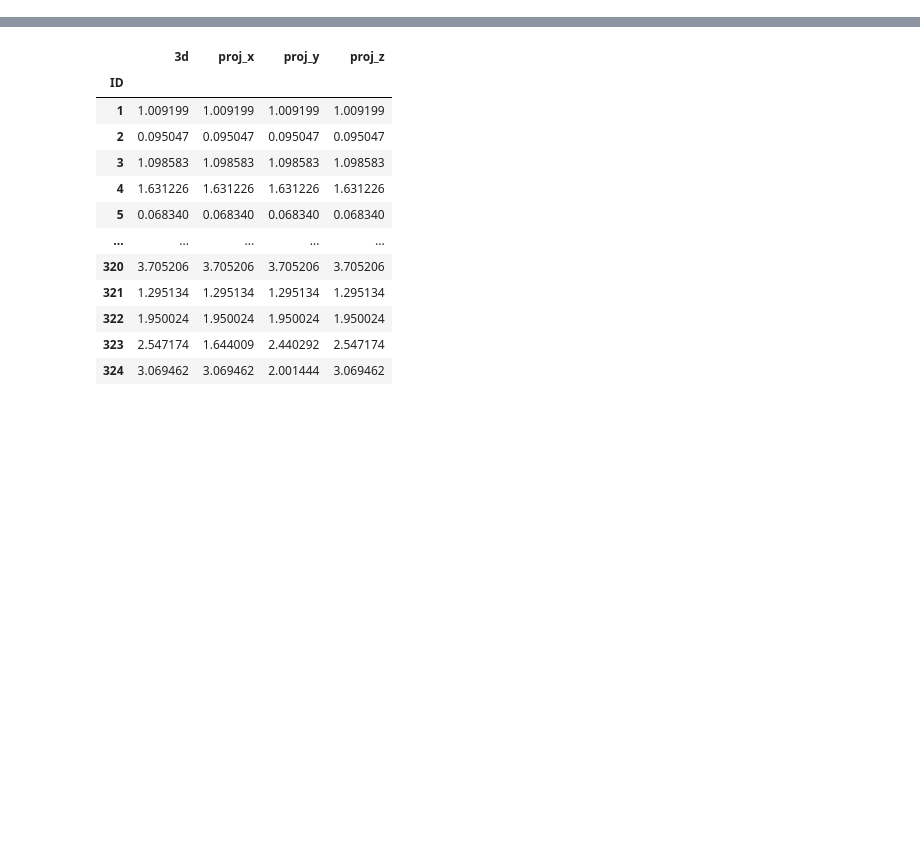
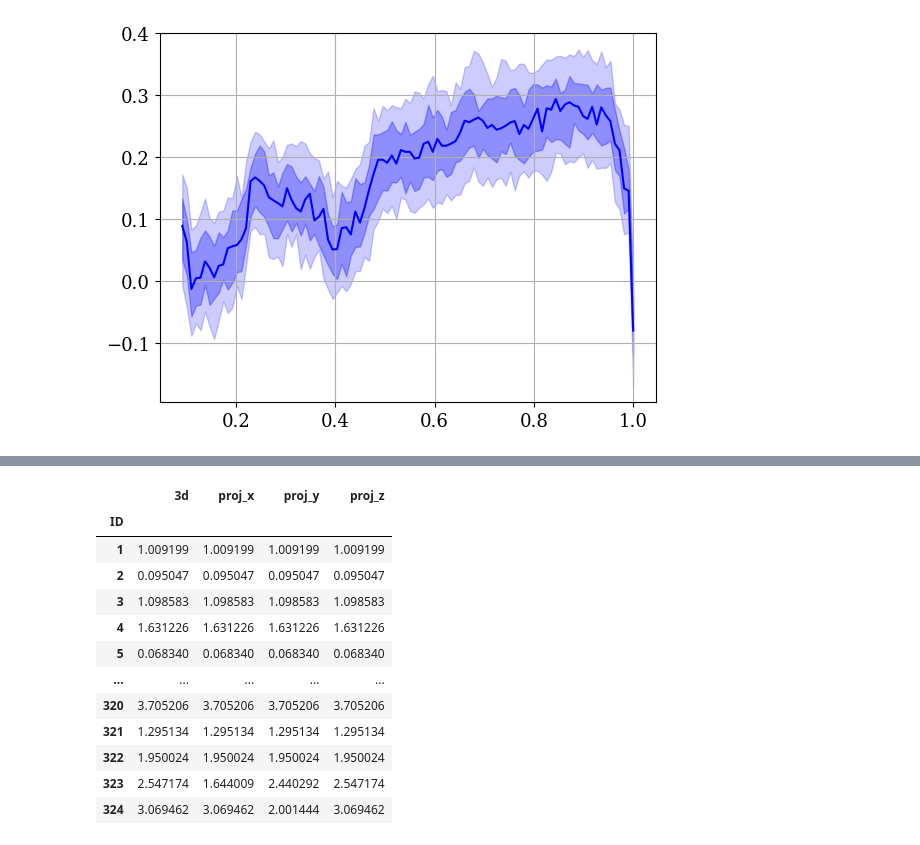
Before and after one commit to Kabelo-T/cluster_morph, a Jupyter notebook: magnitude_gaps.ipynb, the cells around one changed output, grey strips where cells are left out. Cells and saved outputs as stored; diff of their text form; code cells hidden in the pictures; blank space fills up the shorter version.

```diff
--- a/magnitude_gaps.ipynb
+++ b/magnitude_gaps.ipynb
@@ -56,0 +61,13 @@ plt.show()
+# %%
+m14 = pd.read_csv('data/gadgetx3k/mag_diff_GadgetX_3k.csv')
+m14.set_index('ID', inplace=True)
+# m14 = m14[m14['3d'] > 1.25] # select more relaxed clusters
+# m14 = m14[m14['proj_x'] > 1.25]
+# m14 = m14[m14['proj_y'] > 1.25]
+# m14 = m14[m14['proj_z'] > 1.25]
+
+mah_gap_dict, filtered_z_list = datutils.prepare_ma_corrs(
+    mah_dict, m14)
+z_array = np.array(filtered_z_list)
+aexp = 1/(1+z_array)
+m14
@@ -56,0 +89,11 @@ plt.show()
+# %%
+fig, axs = plt.subplots(1, 1)
+p10, p25, p50, p75, p90 = datutils.get_percs(
+    mah_gap_dict, param='3d', history='M/M0')
+# axs[0].set_title('m(a) correlations')
+axs.plot(aexp, p50, color='blue')
+axs.fill_between(aexp, p10, p90, color='blue', alpha=0.2)
+axs.fill_between(aexp, p25, p75, color='blue', alpha=0.3)
+axs.grid()
+# %% [output]
+[figure, added]
```
Also changed, not shown: parts of 12 cells of this notebook, 8 other files.
